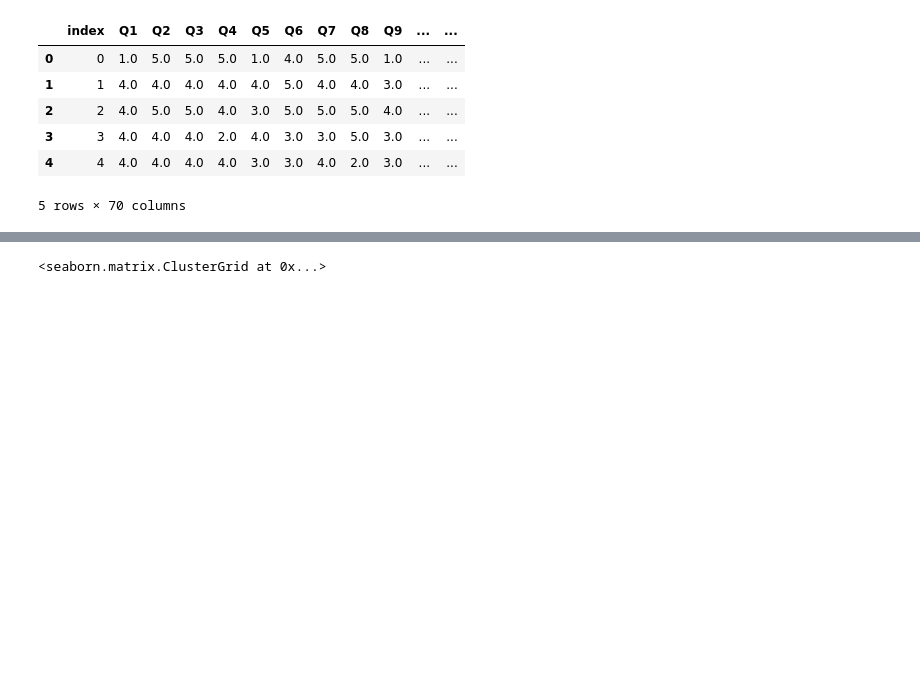
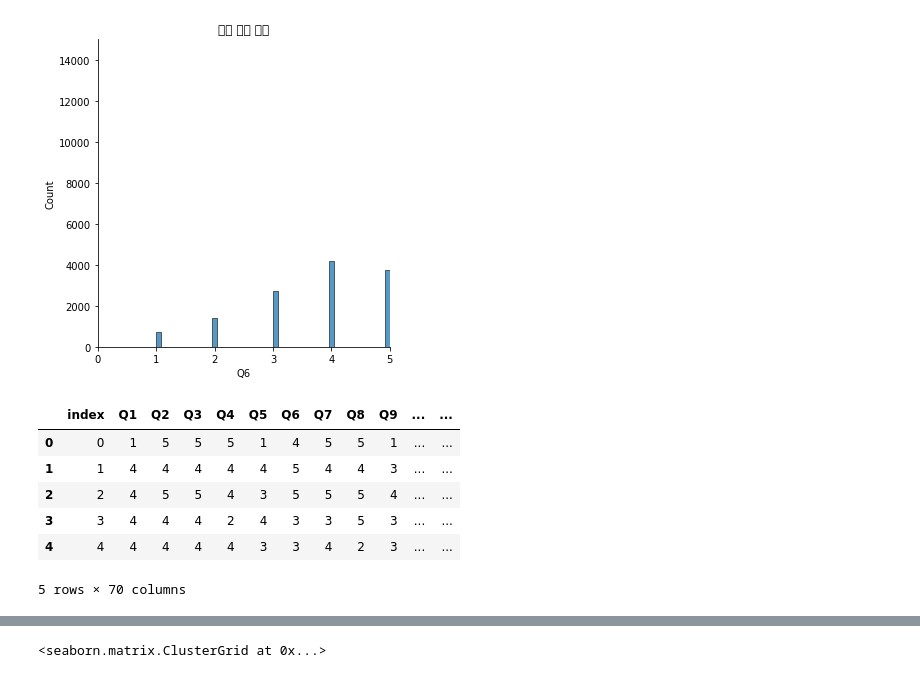
Before and after one commit to kde9867/SW, a Jupyter notebook: 심리_성향_예측을_위한_LGBM_BASELINE_(5).ipynb, the cells around one changed output, grey strips where cells are left out. Cells and saved outputs as stored; diff of their text form; code cells hidden in the pictures; blank space fills up the shorter version.

```diff
--- a/심리_성향_예측을_위한_LGBM_BASELINE_(5).ipynb
+++ b/심리_성향_예측을_위한_LGBM_BASELINE_(5).ipynb
@@ -14,6 +29,8 @@ import plotly.graph_objects as go
 import warnings
 warnings.filterwarnings('ignore')
 # %%
-train = pd.read_csv('train.csv')
+train = pd.read_csv('county_dum_and_dropna (1).csv')
 test  = pd.read_csv('test.csv')
-dum = pd.read_csv('county_dum_and_dropna (1).csv')
+# %%
+traindata = train.copy()
+print(traindata.keys())
@@ -19,0 +88,6 @@ dum = pd.read_csv('county_dum_and_dropna (1).csv')
+# %%
+sns.displot(traindata['Q6'],kde=False, bins=50)
+plt.axis([0, 5, 0, 15000])
+plt.title("질문 답변 분포")
+plt.show()
+# %% [output]
@@ -20,12 +96,13 @@ dum = pd.read_csv('county_dum_and_dropna (1).csv')
+[figure, added]
 # %%
 train.head()
 # %% [output]
 |  | index | Q1 | Q2 | Q3 | Q4 | Q5 | Q6 | Q7 | Q8 | Q9 | ... | ... |
-| 0 | 0 | 1.0 | 5.0 | 5.0 | 5.0 | 1.0 | 4.0 | 5.0 | 5.0 | 1.0 | ... | ... |
-| 1 | 1 | 4.0 | 4.0 | 4.0 | 4.0 | 4.0 | 5.0 | 4.0 | 4.0 | 3.0 | ... | ... |
-| 2 | 2 | 4.0 | 5.0 | 5.0 | 4.0 | 3.0 | 5.0 | 5.0 | 5.0 | 4.0 | ... | ... |
-| 3 | 3 | 4.0 | 4.0 | 4.0 | 2.0 | 4.0 | 3.0 | 3.0 | 5.0 | 3.0 | ... | ... |
-| 4 | 4 | 4.0 | 4.0 | 4.0 | 4.0 | 3.0 | 3.0 | 4.0 | 2.0 | 3.0 | ... | ... |
+| 0 | 0 | 1 | 5 | 5 | 5 | 1 | 4 | 5 | 5 | 1 | ... | ... |
+| 1 | 1 | 4 | 4 | 4 | 4 | 4 | 5 | 4 | 4 | 3 | ... | ... |
+| 2 | 2 | 4 | 5 | 5 | 4 | 3 | 5 | 5 | 5 | 4 | ... | ... |
+| 3 | 3 | 4 | 4 | 4 | 2 | 4 | 3 | 3 | 5 | 3 | ... | ... |
+| 4 | 4 | 4 | 4 | 4 | 4 | 3 | 3 | 4 | 2 | 3 | ... | ... |
 5 rows × 70 columns
 # %%
 train.hist(figsize=(10,9))
```
Also changed, not shown: parts of 16 cells of this notebook.
